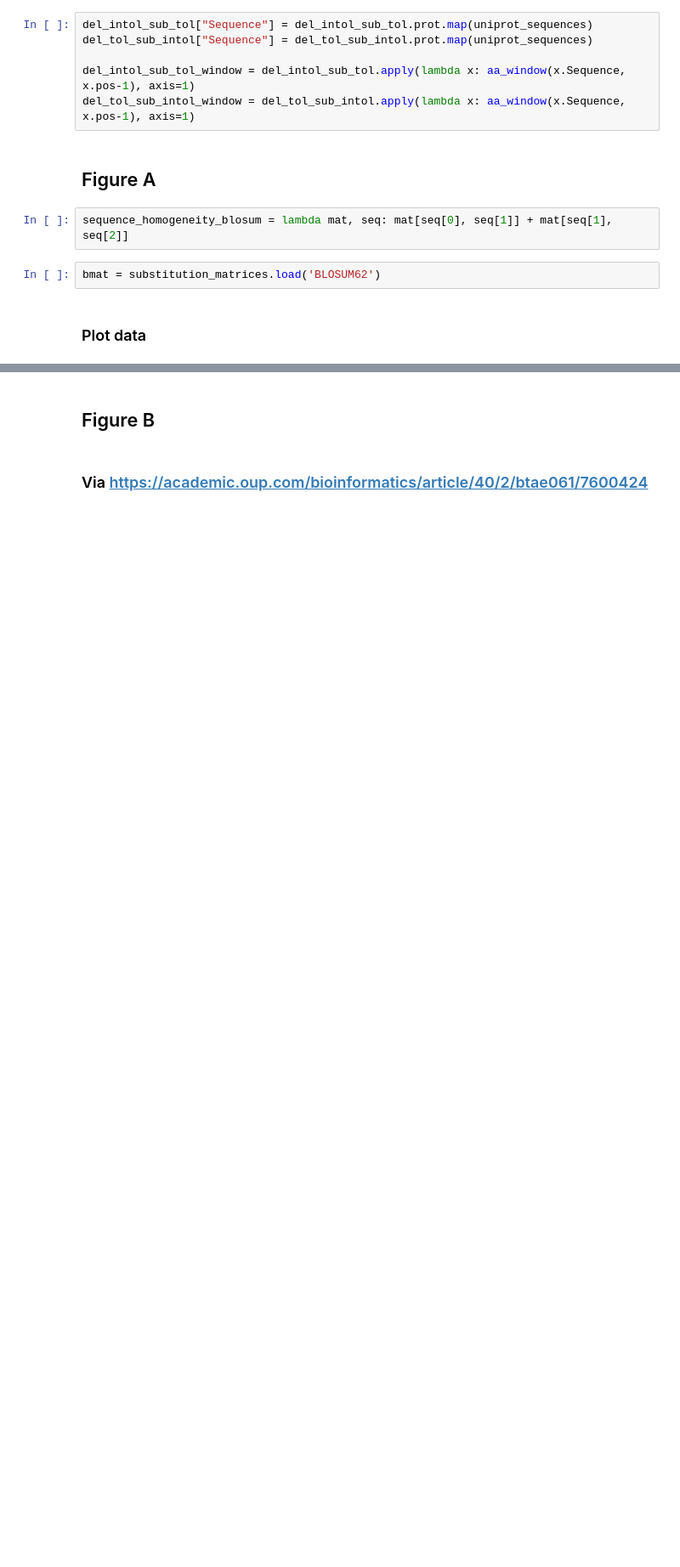
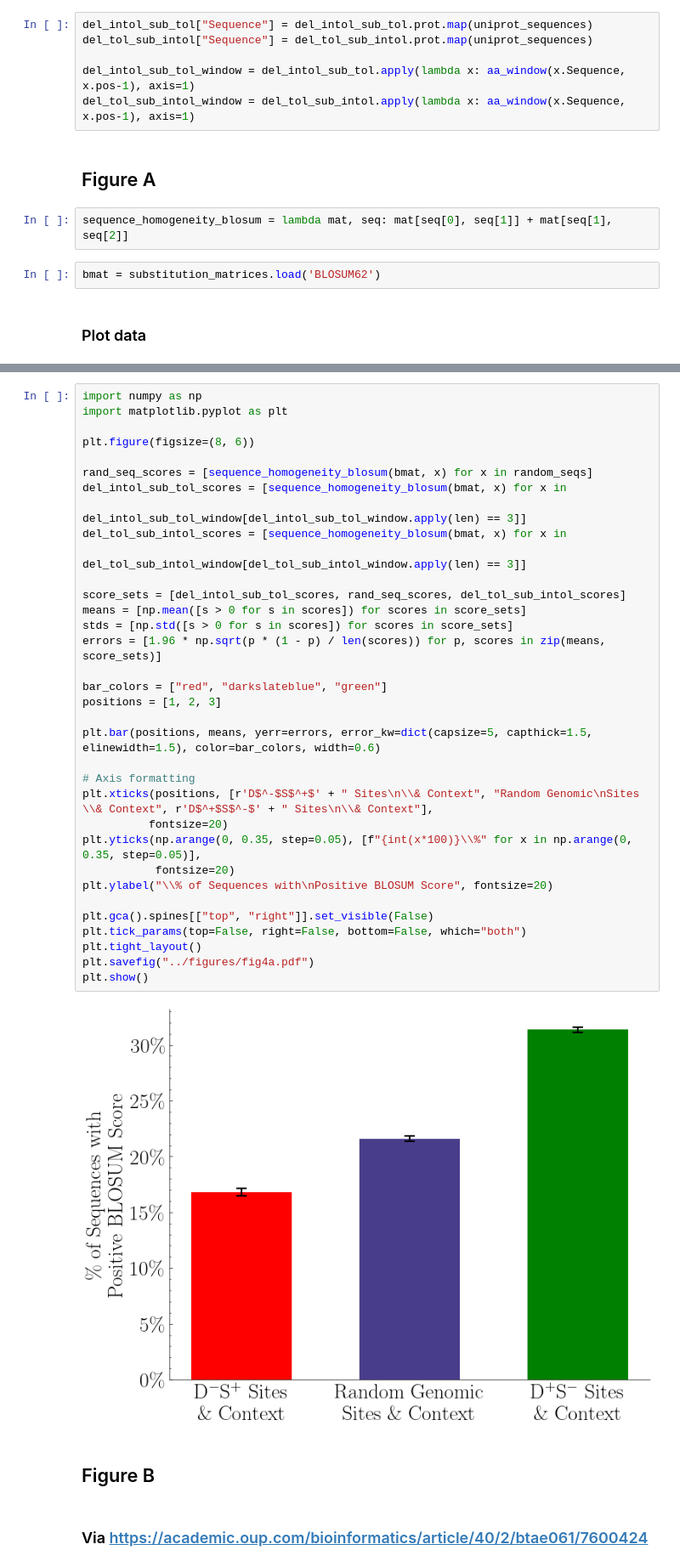
Before and after one commit to ntranoslab/diff-tol, a Jupyter notebook: code/fig4.ipynb, the cells around one changed output, grey strips where cells are left out. Shown: that part at 85% size. Drawn from its saved outputs; the diff is of its cells as text; blank space fills up the shorter version.

```diff
--- a/code/fig4.ipynb
+++ b/code/fig4.ipynb
@@ -95,3 +72,39 @@ plt.show()
+# %%
+import numpy as np
+import matplotlib.pyplot as plt
+
+plt.figure(figsize=(8, 6))
+
+rand_seq_scores = [sequence_homogeneity_blosum(bmat, x) for x in random_seqs]
+del_intol_sub_tol_scores = [sequence_homogeneity_blosum(bmat, x) for x in
+                          del_intol_sub_tol_window[del_intol_sub_tol_window.apply(len) == 3]]
+del_tol_sub_intol_scores = [sequence_homogeneity_blosum(bmat, x) for x in
+                            del_tol_sub_intol_window[del_tol_sub_intol_window.apply(len) == 3]]
+
+score_sets = [del_intol_sub_tol_scores, rand_seq_scores, del_tol_sub_intol_scores]
+means = [np.mean([s > 0 for s in scores]) for scores in score_sets]
+stds = [np.std([s > 0 for s in scores]) for scores in score_sets]
+errors = [1.96 * np.sqrt(p * (1 - p) / len(scores)) for p, scores in zip(means, score_sets)]
+
+bar_colors = ["red", "darkslateblue", "green"]
+positions = [1, 2, 3]
+
+plt.bar(positions, means, yerr=errors, error_kw=dict(capsize=5, capthick=1.5, elinewidth=1.5), color=bar_colors, width=0.6)
+
+# Axis formatting
+plt.xticks(positions, [r'D$^-$S$^+$' + " Sites\n\\& Context", "Random Genomic\nSites \\& Context", r'D$^+$S$^-$' + " Sites\n\\& Context"],
+          fontsize=20)
+plt.yticks(np.arange(0, 0.35, step=0.05), [f"{int(x*100)}\\%" for x in np.arange(0, 0.35, step=0.05)],
+           fontsize=20)
+plt.ylabel("\\% of Sequences with\nPositive BLOSUM Score", fontsize=20)
+
+plt.gca().spines[["top", "right"]].set_visible(False)
+plt.tick_params(top=False, right=False, bottom=False, which="both")
+plt.tight_layout()
+plt.savefig("../figures/fig4a.pdf")
+plt.show()
+# %% [output]
+[figure, added]
 # %% [markdown]
 ## Figure B
 # %% [markdown]
```
Also changed, not shown: parts of 5 cells of this notebook, 4 other files.
